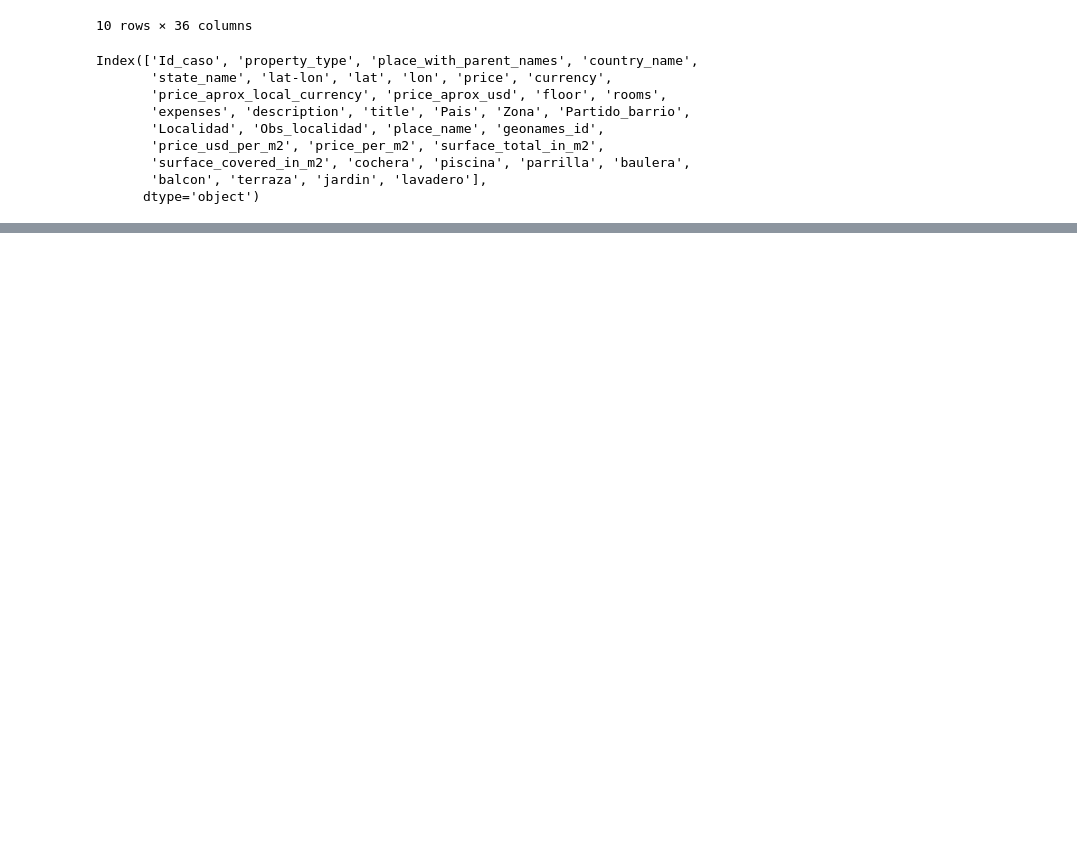
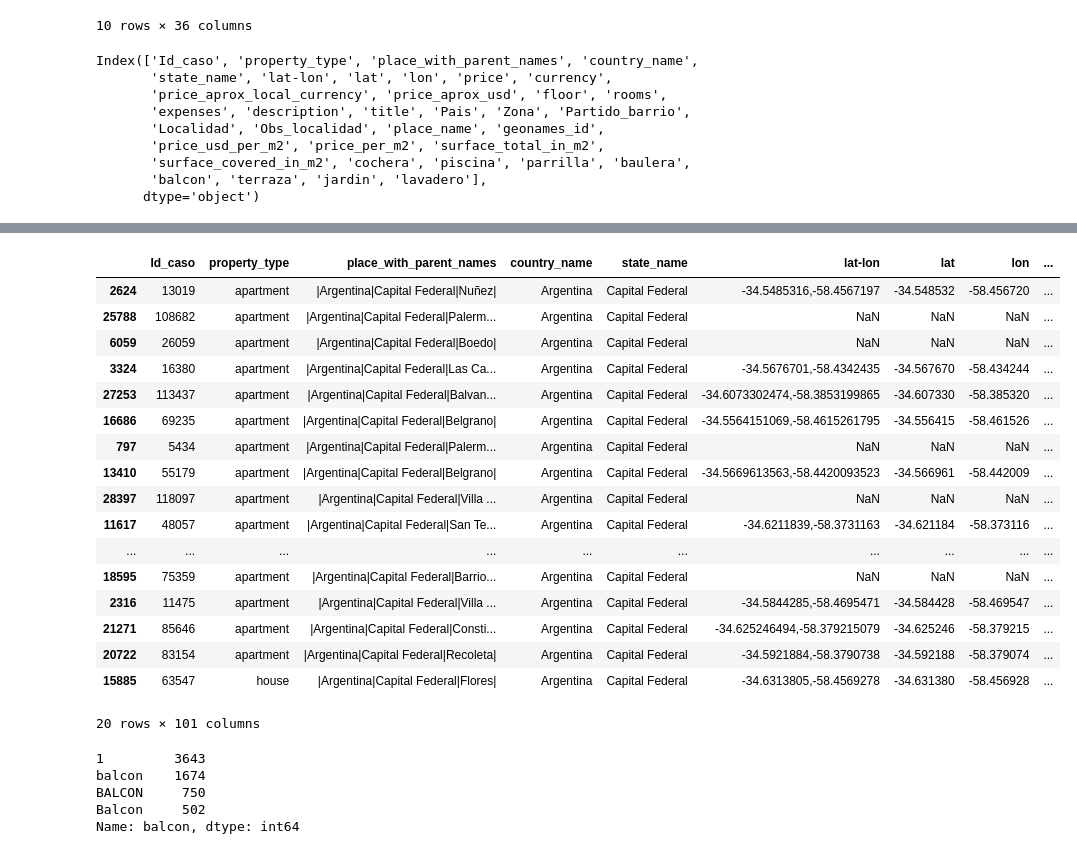
Before and after one commit to mauriciomem/DH_DS_desafio_2_properati, a Jupyter notebook: properati_d2_g2_mau.ipynb, the cells around one changed output, grey strips where cells are left out. Saved outputs shown, nothing was run; the diff lists cells and outputs as text; code cells hidden in the pictures; blank space fills up the shorter version.

Commit message:
notebook con eliminacion de nulos, dummies y temas varios antes del inicio del modelo

```diff
--- a/properati_d2_g2_mau.ipynb
+++ b/properati_d2_g2_mau.ipynb
@@ -50,7 +50,7 @@ import matplotlib
 import matplotlib.pyplot as plt
 import seaborn as sns
 # %%
-data_location = 'https://github.com/DHDSDesafios/DH_DS_desafio_2_properati/raw/master/data/properatid2.zip'
+data_location = 'https://github.com/DHDSDesafios/DH_DS_desafio_2_properati/raw/master/data/properatid2caba.zip'
 data = pd.read_csv(data_location, compression='zip', encoding="utf-8")
 # %%
 pd.set_option('display.max_colwidth', 1500)
@@ -89,0 +94,16 @@ Index(['Id_caso', 'property_type', 'place_with_parent_names', 'country_name',
+# %%
+caba_place_name_mask = data.place_name != 'Capital Federal'
+surface_covered_mask_notnull = data.surface_covered_in_m2.notnull()
+price_per_m2_mask_notnull = data.price_per_m2.notnull()
+price_usd_per_m2_mask_notnull = data.price_usd_per_m2.notnull()
+# %%
+#data = data.loc[caba_place_name_mask & surface_covered_mask_notnull & price_per_m2_mask_notnull]
+data = data.loc[caba_place_name_mask & surface_covered_mask_notnull & price_usd_per_m2_mask_notnull]
+# %%
+# crear variables dummies
+property_type_dummies = pd.get_dummies(data.property_type, prefix='prop_type')
+
+data = pd.concat([data, property_type_dummies], axis=1)
+
+# imprimimos 5 filas cualquieras
+data.sample(n=5)
@@ -89,0 +118,35 @@ Index(['Id_caso', 'property_type', 'place_with_parent_names', 'country_name',
+# %%
+# crear variables dummies
+place_name_dummies = pd.get_dummies(data.place_name, prefix='pn')
+
+data = pd.concat([data, place_name_dummies], axis=1)
+
+# imprimimos 5 filas cualquieras
+data.sample(20)
+# %% [output]
+|  | Id_caso | property_type | place_with_parent_names | country_name | state_name | lat-lon | lat | lon | ... |
+| 2624 | 13019 | apartment | |Argentina|Capital Federal|Nuñez| | Argentina | Capital Federal | -34.5485316,-58.4567197 | -34.548532 | -58.456720 | ... |
+| 25788 | 108682 | apartment | |Argentina|Capital Federal|Palerm... | Argentina | Capital Federal | NaN | NaN | NaN | ... |
+| 6059 | 26059 | apartment | |Argentina|Capital Federal|Boedo| | Argentina | Capital Federal | NaN | NaN | NaN | ... |
+| 3324 | 16380 | apartment | |Argentina|Capital Federal|Las Ca... | Argentina | Capital Federal | -34.5676701,-58.4342435 | -34.567670 | -58.434244 | ... |
+| 27253 | 113437 | apartment | |Argentina|Capital Federal|Balvan... | Argentina | Capital Federal | -34.6073302474,-58.3853199865 | -34.607330 | -58.385320 | ... |
+| 16686 | 69235 | apartment | |Argentina|Capital Federal|Belgrano| | Argentina | Capital Federal | -34.5564151069,-58.4615261795 | -34.556415 | -58.461526 | ... |
+| 797 | 5434 | apartment | |Argentina|Capital Federal|Palerm... | Argentina | Capital Federal | NaN | NaN | NaN | ... |
+| 13410 | 55179 | apartment | |Argentina|Capital Federal|Belgrano| | Argentina | Capital Federal | -34.5669613563,-58.4420093523 | -34.566961 | -58.442009 | ... |
+| 28397 | 118097 | apartment | |Argentina|Capital Federal|Villa ... | Argentina | Capital Federal | NaN | NaN | NaN | ... |
+| 11617 | 48057 | apartment | |Argentina|Capital Federal|San Te... | Argentina | Capital Federal | -34.6211839,-58.3731163 | -34.621184 | -58.373116 | ... |
+| ... | ... | ... | ... | ... | ... | ... | ... | ... | ... |
+| 18595 | 75359 | apartment | |Argentina|Capital Federal|Barrio... | Argentina | Capital Federal | NaN | NaN | NaN | ... |
+| 2316 | 11475 | apartment | |Argentina|Capital Federal|Villa ... | Argentina | Capital Federal | -34.5844285,-58.4695471 | -34.584428 | -58.469547 | ... |
+| 21271 | 85646 | apartment | |Argentina|Capital Federal|Consti... | Argentina | Capital Federal | -34.625246494,-58.379215079 | -34.625246 | -58.379215 | ... |
+| 20722 | 83154 | apartment | |Argentina|Capital Federal|Recoleta| | Argentina | Capital Federal | -34.5921884,-58.3790738 | -34.592188 | -58.379074 | ... |
+| 15885 | 63547 | house | |Argentina|Capital Federal|Flores| | Argentina | Capital Federal | -34.6313805,-58.4569278 | -34.631380 | -58.456928 | ... |
+20 rows × 101 columns
+# %%
+data.balcon.value_counts()
+# %% [output]
+1         3643
+balcon    1674
+BALCON     750
+Balcon     502
+Name: balcon, dtype: int64
```
Also changed, not shown: parts of 16 cells of this notebook.
